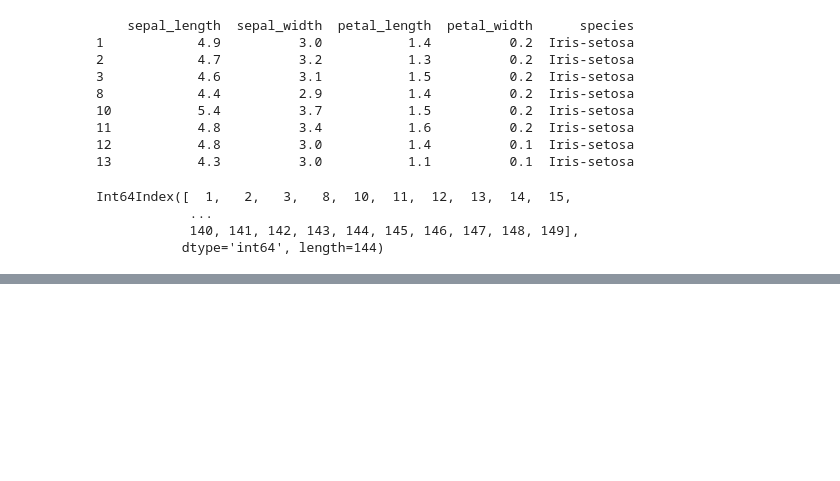
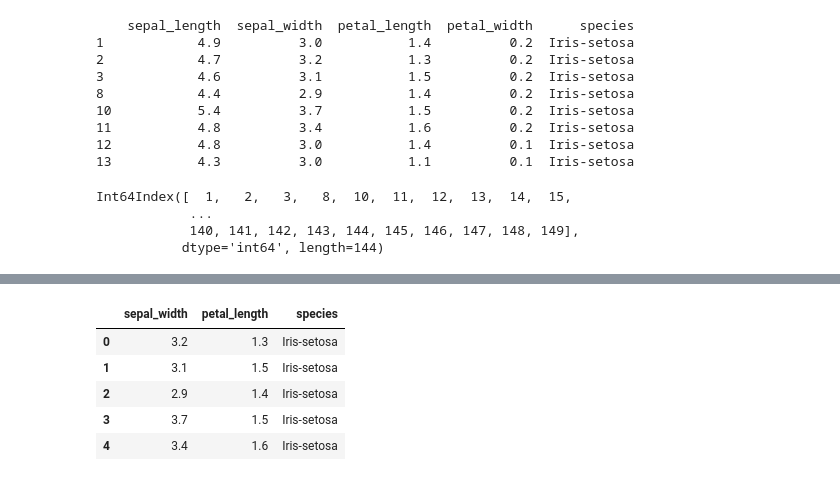
Before and after one commit to Utsav1256/MachineLearning, a Jupyter notebook: Pandas.ipynb, the cells around one changed output, grey strips where cells are left out. Saved outputs shown, nothing was run; the diff lists cells and outputs as text; code cells hidden in the pictures; blank space fills up the shorter version.

```diff
--- a/Pandas.ipynb
+++ b/Pandas.ipynb
@@ -313,0 +406,10 @@ print(df.index[5]) # -> this will give you the label of the row at index 5
+# %%
+del df["petal_width"]
+df.head()
+# %% [output]
+|  | sepal_width | petal_length | species |
+| 0 | 3.2 | 1.3 | Iris-setosa |
+| 1 | 3.1 | 1.5 | Iris-setosa |
+| 2 | 2.9 | 1.4 | Iris-setosa |
+| 3 | 3.7 | 1.5 | Iris-setosa |
+| 4 | 3.4 | 1.6 | Iris-setosa |
```
Also changed, not shown: parts of 15 cells of this notebook.
